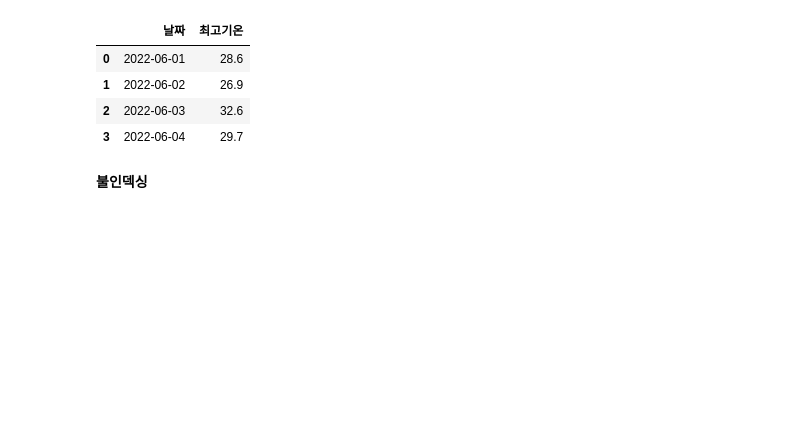
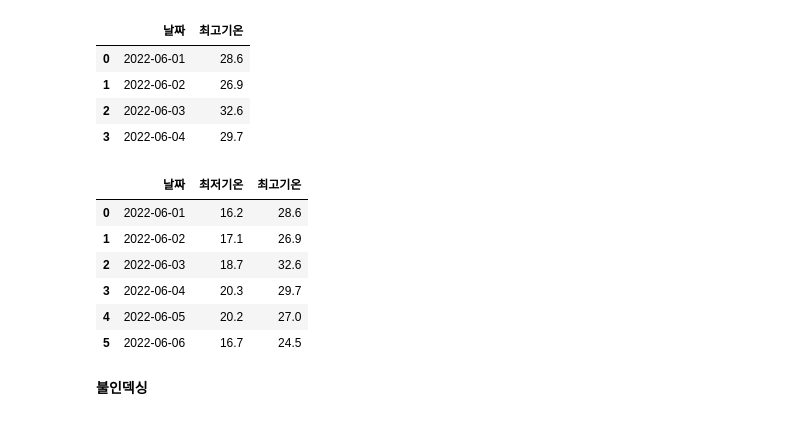
Before and after one commit to mj1kim/minjeong, a Jupyter notebook: 1106M_PdPractice1_202021716김민정.ipynb, the cells around one changed output. Cells and saved outputs as stored; diff of their text form; code cells hidden in the pictures; blank space fills up the shorter version.

```diff
--- a/1106M_PdPractice1_202021716김민정.ipynb
+++ b/1106M_PdPractice1_202021716김민정.ipynb
@@ -303,6 +377,15 @@ df2.loc[0:3, ['날짜','최고기온']]
 # %%
 #연습 df2: 특정 행의 여러 칼럼 선택하기 : loc[] 이용
 #인덱스 0에서 5까지 행의 날짜, 최저기온, 최고기온을 출력하세요.
+df2.loc[0:5, ['날짜','최저기온','최고기온']]
+# %% [output]
+|  | 날짜 | 최저기온 | 최고기온 |
+| 0 | 2022-06-01 | 16.2 | 28.6 |
+| 1 | 2022-06-02 | 17.1 | 26.9 |
+| 2 | 2022-06-03 | 18.7 | 32.6 |
+| 3 | 2022-06-04 | 20.3 | 29.7 |
+| 4 | 2022-06-05 | 20.2 | 27.0 |
+| 5 | 2022-06-06 | 16.7 | 24.5 |
 # %% [markdown]
 **불인덱싱**
 # %%
```
Also changed, not shown: parts of 11 cells of this notebook.
